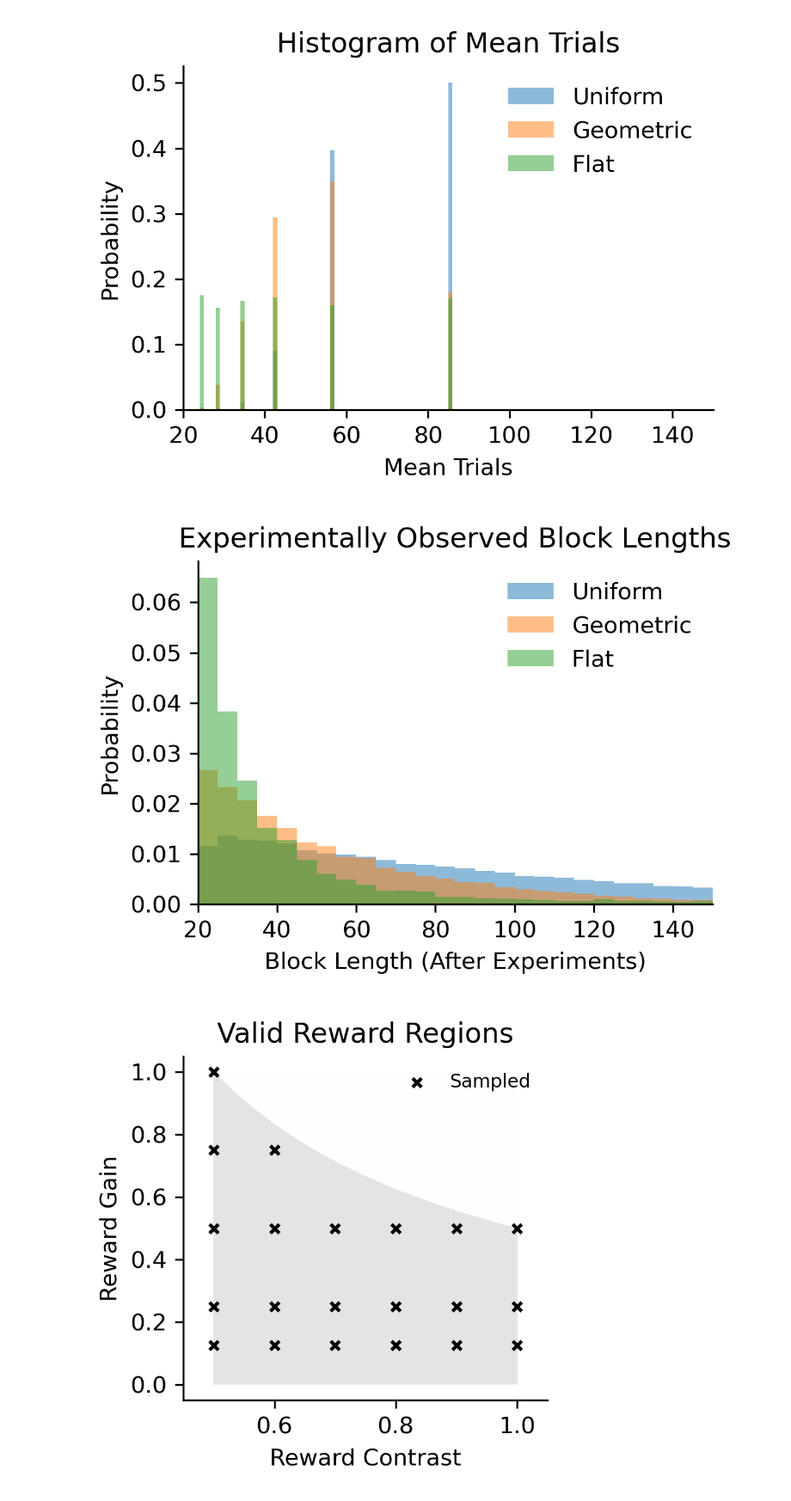
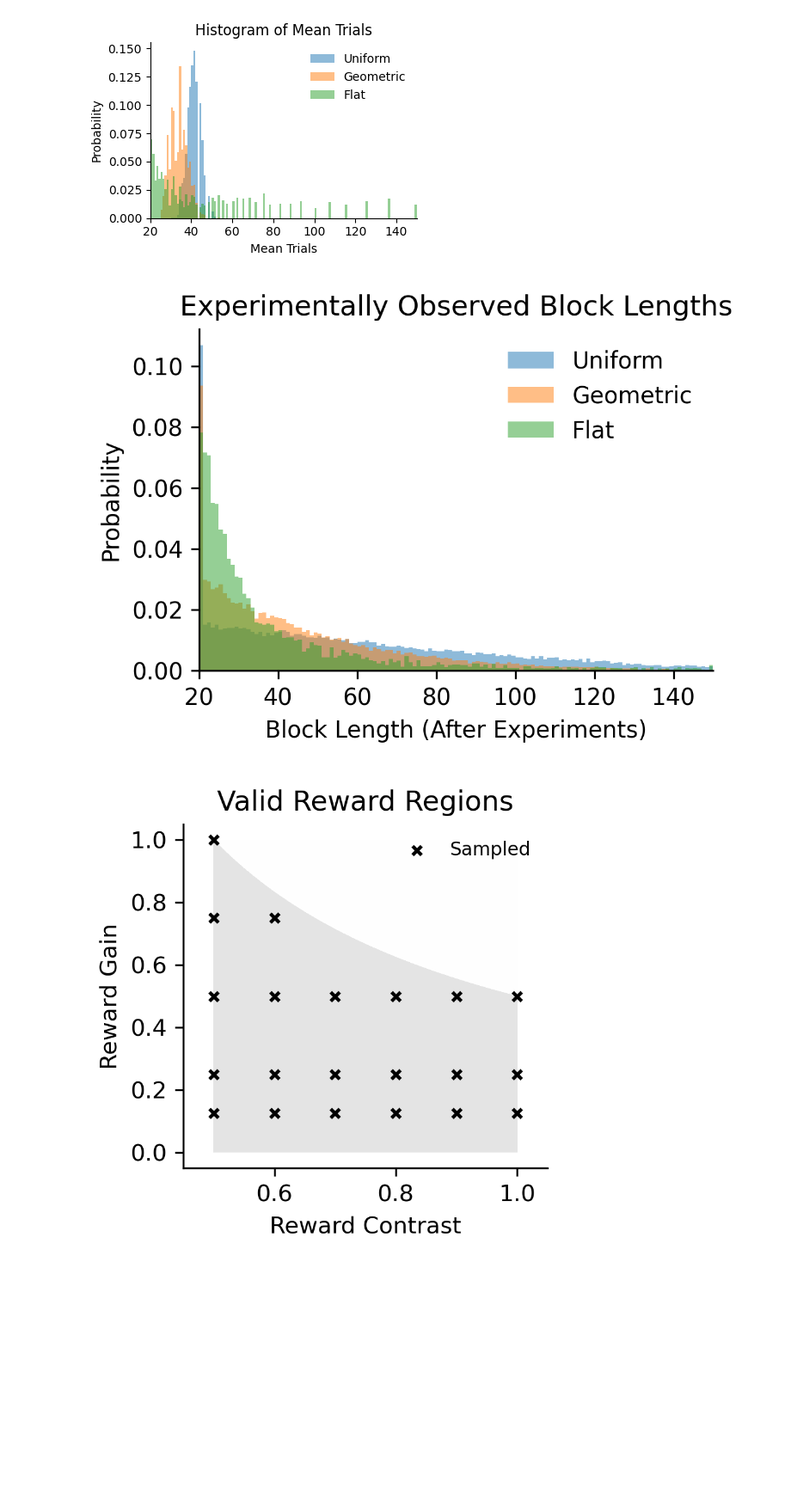
Before and after one commit to neurorishika/pyGORL, a Jupyter notebook: analysis/dm_task_selection.ipynb, the cells around one changed output. Shown at 86% size. Drawn from its saved outputs; the diff is of its cells as text; code cells hidden in the pictures; blank space fills up the shorter version.

```diff
--- a/analysis/dm_task_selection.ipynb
+++ b/analysis/dm_task_selection.ipynb
@@ -5,10 +24,10 @@ from tqdm import tqdm
 # %%
-# Sampling Block Lengths
+# SAMPLE BLOCK LENGTHS FOR DM TASK SELECTION
 
-N = 50000 # Number of samples
-Min_Block_Length = 20 # Minimum block length
-Max_Block_Length = 150 # Maximum block length
-Round_To = 1 # Round to nearest multiple of this number
+N = 50000                   # Number of samples
+Min_Block_Length = 20       # Minimum block length
+Max_Block_Length = 150      # Maximum block length
+Round_To = 1                # Round to nearest multiple of this number
 
 # Generate random block lengths
 
@@ -18,11 +37,13 @@ Block_Lengths_U = np.random.randint(Min_Block_Length, Max_Block_Length, N)
 ## Geometric distribution
 Block_Lengths_E = np.array([])
 hazard_rates = [0.035,0.02,0.01]
+N_ = N//len(hazard_rates)
 for i in range(len(hazard_rates)):
-    Block_Lengths_E = np.append(Block_Lengths_E, np.random.geometric(hazard_rates[i], N//len(hazard_rates)))
-    # filter out values outside of range
-    Block_Lengths_E = Block_Lengths_E[Block_Lengths_E >= Min_Block_Length]
-    Block_Lengths_E = Block_Lengths_E[Block_Lengths_E <= Max_Block_Length]
+    while len(Block_Lengths_E) < N_*(i+1):
+        Block_Lengths_E = np.append(Block_Lengths_E, np.random.geometric(hazard_rates[i], N_*(i+1)-len(Block_Lengths_E)))
+        # filter out values outside of range
+        Block_Lengths_E = Block_Lengths_E[Block_Lengths_E >= Min_Block_Length]
+        Block_Lengths_E = Block_Lengths_E[Block_Lengths_E <= Max_Block_Length]
 
 # Round to nearest multiple of Round_To
 Block_Lengths_E = np.floor(Block_Lengths_E/Round_To)*Round_To
@@ -51,7 +75,8 @@ plt.show()
 # %%
 # Number of trials
-N_trials = 170
-plt.figure(figsize=(4,3), dpi=300)
+N_trials = 1500
+
+plt.figure(figsize=(4,3), dpi=100)
 # generate experiments
 for Block_Lengths in [Block_Lengths_U, Block_Lengths_E,]:
     Experiments = []
@@ -74,48 +99,62 @@ for Block_Lengths in [Block_Lengths_U, Block_Lengths_E,]:
                 alpha=0.5, label='Geometric' if Block_Lengths is Block_Lengths_E else 'Uniform')
 
 Experiments = []
 for n in tqdm(range(1000)):
     exp = []
-    min_mean_block_length = 20
-    multinomial_N_max = int(np.floor(N_trials/min_mean_block_length))
-    sample_N = np.random.randint(2, multinomial_N_max)
-    while True:
-            # split N_exp_trials into sample_N blocks
-            split_points = np.random.choice(np.arange(1, N_trials), sample_N-1, replace=False)
-            split_points = np.sort(split_points)
-            split_points = np.concatenate([[0], split_points, [N_trials]])
-            block_lengths = np.diff(split_points)
-            # check if block lengths are within limits
-            if np.all(block_lengths >= Min_Block_Length) and np.all(block_lengths <= Max_Block_Length):
-                    break
-    # verify that the number of blocks is correct
+
+    N_max = int(np.floor(N_trials/Min_Block_Length))
+    N_min = int(np.ceil(N_trials/Max_Block_Length))
+    sample_N = np.random.randint(N_min, N_max+1)
+
+    # split N_trials into sample_N blocks by calculating split points at equal intervals
+    split_points = np.linspace(0, N_trials, sample_N+1)
+    split_points = np.round(split_points)
+    block_lengths = np.diff(split_points)
+
+    # 2*noise_limit + max(block_lengths) <= Max_Block_Length
+    # => noise_limit <= (Max_Block_Length - max(block_lengths))/2
+    # also, min(block_lengths)-2*noise_limit >= Min_Block_Length
+    # => noise_limit <= (min(block_lengths)-Min_Block_Length)/2
+    # Therefore, noise_limit <= min(Max_Block_Length - max(block_lengths)/2, (min(block_lengths)-Min_Block_Length)/2)
+
+    noise_limit = np.min([(Max_Block_Length - np.max(block_lengths))/2, (np.min(block_lengths)-Min_Block_Length)/2])
+    noise_limit = int(np.floor(noise_limit))
+    if noise_limit > 0:
+        # add noise to split points
+        split_points[1:-1] = split_points[1:-1] + np.random.randint(-noise_limit, noise_limit, sample_N-1)
+        block_lengths = np.diff(split_points)
+
     assert len(block_lengths) == sample_N, 'Incorrect number of blocks'
+    assert np.all(block_lengths >= Min_Block_Length), 'Block lengths too small'
+    assert np.all(block_lengths <= Max_Block_Length), 'Block lengths too large. {} > {}, N: {}'.format(np.max(block_lengths), Max_Block_Length, noise_limit)
+
     # add blocks to protocol
     for block_length in block_lengths:
-            exp.append(block_length)
+        exp.append(block_length)
+
     Experiments.append(exp)
 
 # calculate mean trials of each experiment
 mean_trials = []
 for i in range(len(Experiments)):
     mean_trials.append(np.mean(Experiments[i]))
 
 # Plot histogram of hazard rates
 plt.hist(mean_trials, density=True, bins=np.arange(20,151,Round_To),
             alpha=0.5, label='Flat')
 
 plt.legend(loc='upper right', frameon=False)
 plt.xlabel('Mean Trials')
 plt.ylabel('Probability')
 plt.title('Histogram of Mean Trials')
 ax = plt.gca()
 ax.spines['top'].set_visible(False)
 ax.spines['right'].set_visible(False)
 plt.tight_layout()
 plt.xlim([20, 150])
 plt.show()
 # %% [output]
-[figure, old version]
+[figure, new version]
 # %%
 # Number of trials
 N_trials = 170
@@ -175,7 +214,7 @@ plt.tight_layout()
 plt.xlim([20, 150])
 plt.show()
 # %% [output]
-[figure, old version]
+[figure, new version]
 # %%
 reward_contrasts = np.linspace(0.5, 1, 1000)
 reward_gains = np.linspace(0, 1, 1000)
```
Also changed, not shown: parts of 7 cells of this notebook, 26 other files.
